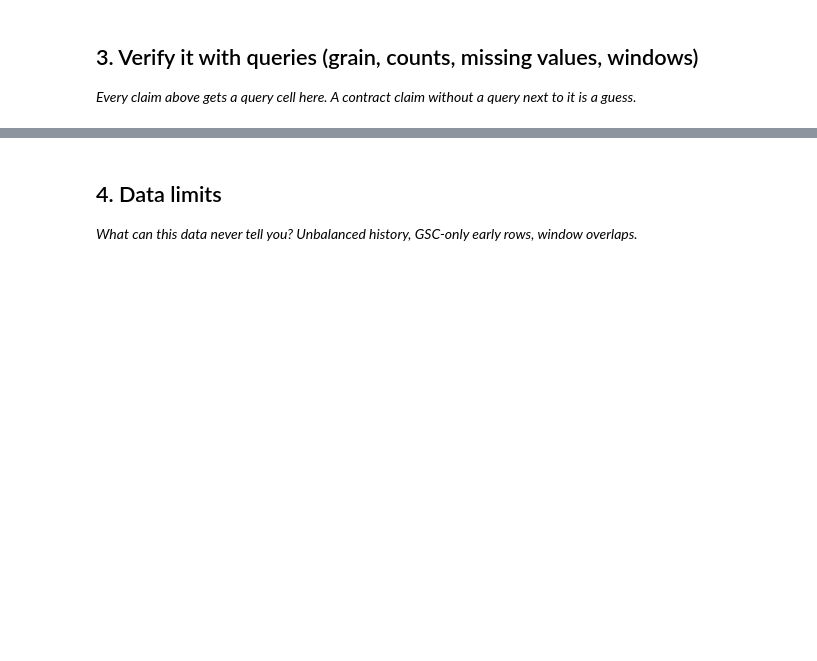
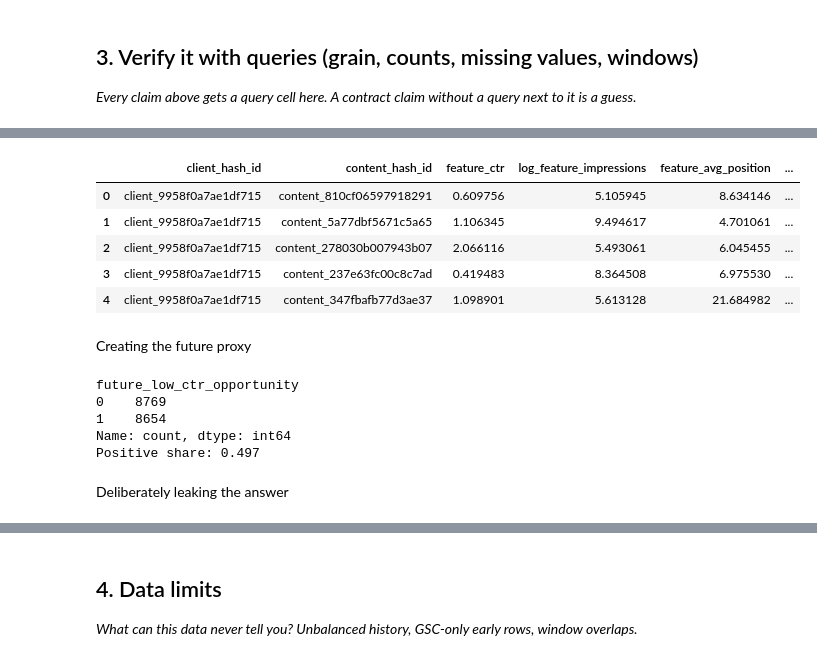
Before and after one commit to esmajasa/MLFlyrank, a Jupyter notebook: work/notebooks/w03_data_contract.ipynb, the cells around one changed output, grey strips where cells are left out. Cells and saved outputs as stored; diff of their text form; code cells hidden in the pictures; blank space fills up the shorter version.

```diff
--- a/work/notebooks/w03_data_contract.ipynb
+++ b/work/notebooks/w03_data_contract.ipynb
@@ -20,0 +278,45 @@ This skeleton is yours to fill. Work the sections **in order** — each one has
+# %%
+page_frame["feature_ctr"] = (
+    100
+    * page_frame["feature_clicks"]
+    / page_frame["feature_impressions"]
+)
+
+page_frame["log_feature_impressions"] = np.log1p(
+    page_frame["feature_impressions"]
+)
+
+page_frame["target_ctr"] = (
+    100
+    * page_frame["target_clicks"]
+    / page_frame["target_impressions"]
+)
+
+FEATURES = [
+    "feature_ctr",
+    "log_feature_impressions",
+    "feature_avg_position",
+    "feature_position_volatility",
+    "feature_active_days",
+]
+
+assert len(FEATURES) == 5
+
+display(
+    page_frame[
+        [
+            "client_hash_id",
+            "content_hash_id",
+            *FEATURES,
+        ]
+    ].head()
+)
+# %% [output]
+|  | client_hash_id | content_hash_id | feature_ctr | log_feature_impressions | feature_avg_position | ... |
+| 0 | client_9958f0a7ae1df715 | content_810cf06597918291 | 0.609756 | 5.105945 | 8.634146 | ... |
+| 1 | client_9958f0a7ae1df715 | content_5a77dbf5671c5a65 | 1.106345 | 9.494617 | 4.701061 | ... |
+| 2 | client_9958f0a7ae1df715 | content_278030b007943b07 | 2.066116 | 5.493061 | 6.045455 | ... |
+| 3 | client_9958f0a7ae1df715 | content_237e63fc00c8c7ad | 0.419483 | 8.364508 | 6.975530 | ... |
+| 4 | client_9958f0a7ae1df715 | content_347fbafb77d3ae37 | 1.098901 | 5.613128 | 21.684982 | ... |
+# %% [markdown]
+Creating the future proxy
@@ -20,0 +339,32 @@ This skeleton is yours to fill. Work the sections **in order** — each one has
+# %%
+band_median_target_ctr = (
+    page_frame
+    .groupby(
+        "target_position_band",
+        observed=True,
+    )["target_ctr"]
+    .transform("median")
+)
+
+page_frame["future_low_ctr_opportunity"] = (
+    page_frame["target_ctr"]
+    < band_median_target_ctr
+).astype(int)
+
+print(
+    page_frame["future_low_ctr_opportunity"]
+    .value_counts(dropna=False)
+)
+
+print(
+    "Positive share:",
+    page_frame["future_low_ctr_opportunity"].mean().round(3),
+)
+# %% [output]
+future_low_ctr_opportunity
+0    8769
+1    8654
+Name: count, dtype: int64
+Positive share: 0.497
+# %% [markdown]
+Deliberately leaking the answer
```
Also changed, not shown: parts of 21 cells of this notebook.
